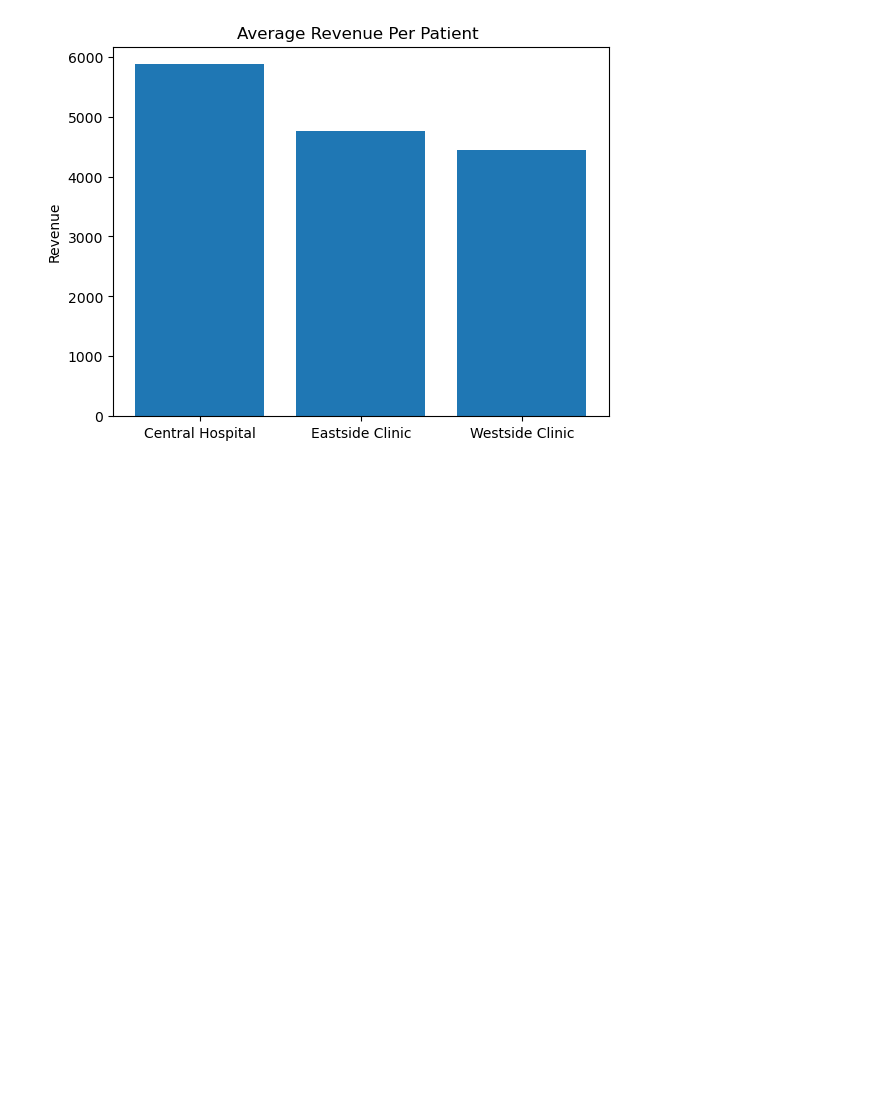
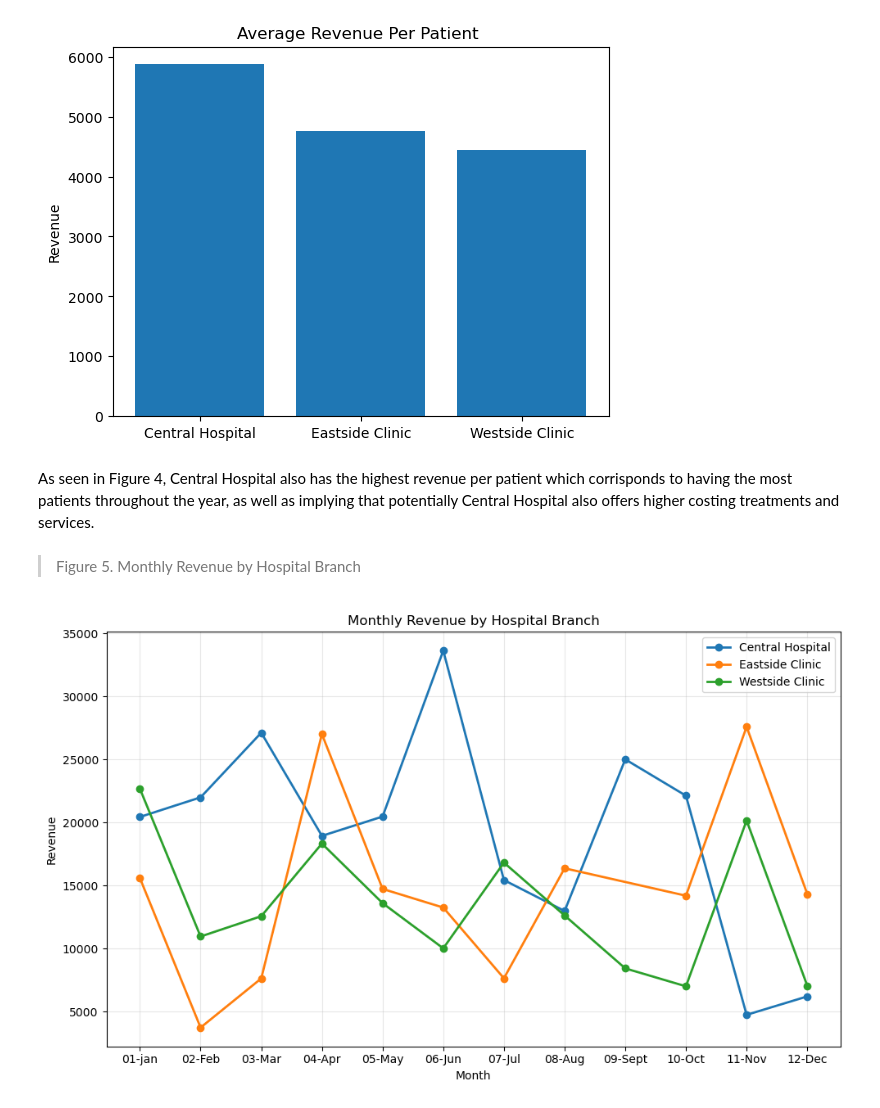
Before and after one commit to Djohnson1313/hospital_operations_intelligence_, a Jupyter notebook: hospital_operations_analysis.ipynb, the cells around one changed output. Drawn from its saved outputs; the diff is of its cells as text; code cells hidden in the pictures; blank space fills up the shorter version.

Commit message:
continue branch performance

```diff
--- a/hospital_operations_analysis.ipynb
+++ b/hospital_operations_analysis.ipynb
@@ -703,3 +707,5 @@ plt.ylabel('Revenue')
 plt.show();
 # %% [output]
 [figure]
+# %% [markdown]
+As seen in Figure 4, Central Hospital also has the highest revenue per patient which corrisponds to having the most patients throughout the year, as well as implying that potentially Central Hospital also offers higher costing treatments and services.
@@ -705,0 +744,29 @@ plt.show();
+# %% [markdown]
+>Figure 5. Monthly Revenue by Hospital Branch
+# %%
+plt.figure(figsize=(10,6))
+
+for branch in branch_trends["hospital_branch"].unique():
+
+    df = branch_trends[
+        branch_trends["hospital_branch"] == branch
+    ]
+
+    plt.plot(
+        df["month"],
+        df["total_revenue"],
+        marker="o",
+        linewidth=2,
+        label=branch
+    )
+
+plt.title("Monthly Revenue by Hospital Branch")
+plt.xlabel("Month")
+plt.ylabel("Revenue")
+plt.grid(alpha=0.3)
+plt.legend()
+plt.tight_layout()
+
+plt.show();
+# %% [output]
+[figure, added]
```
Also changed, not shown: parts of 8 cells of this notebook.
